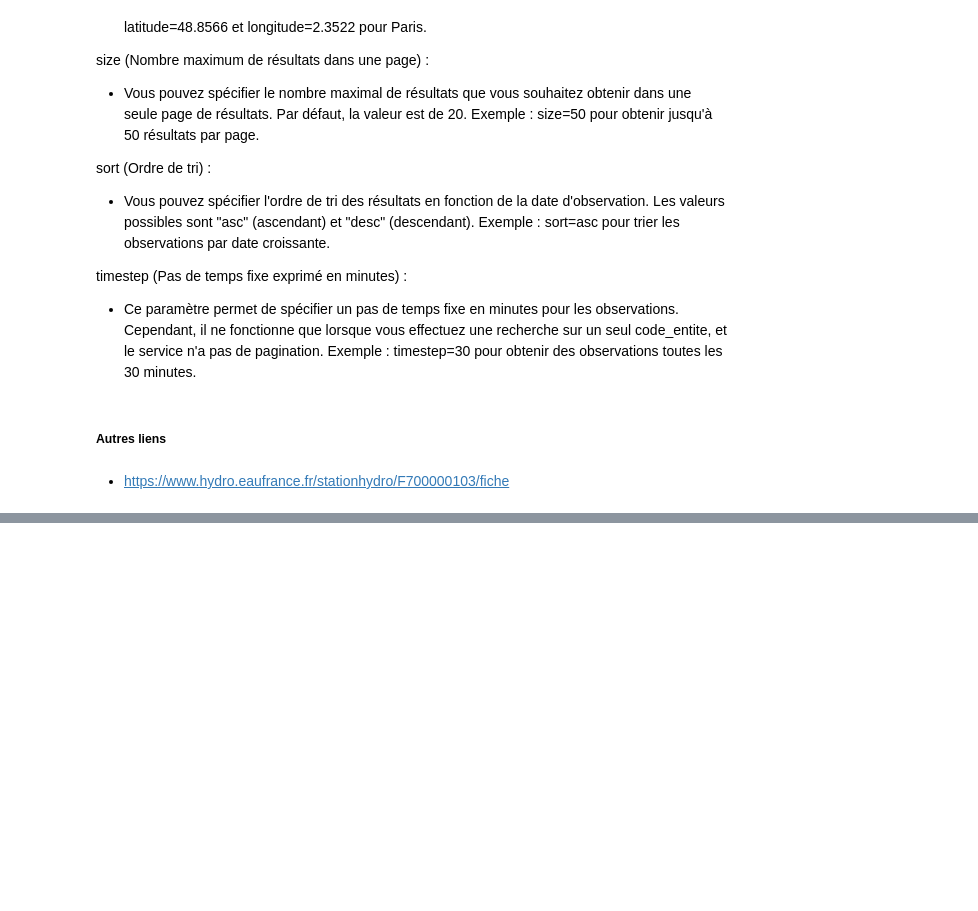
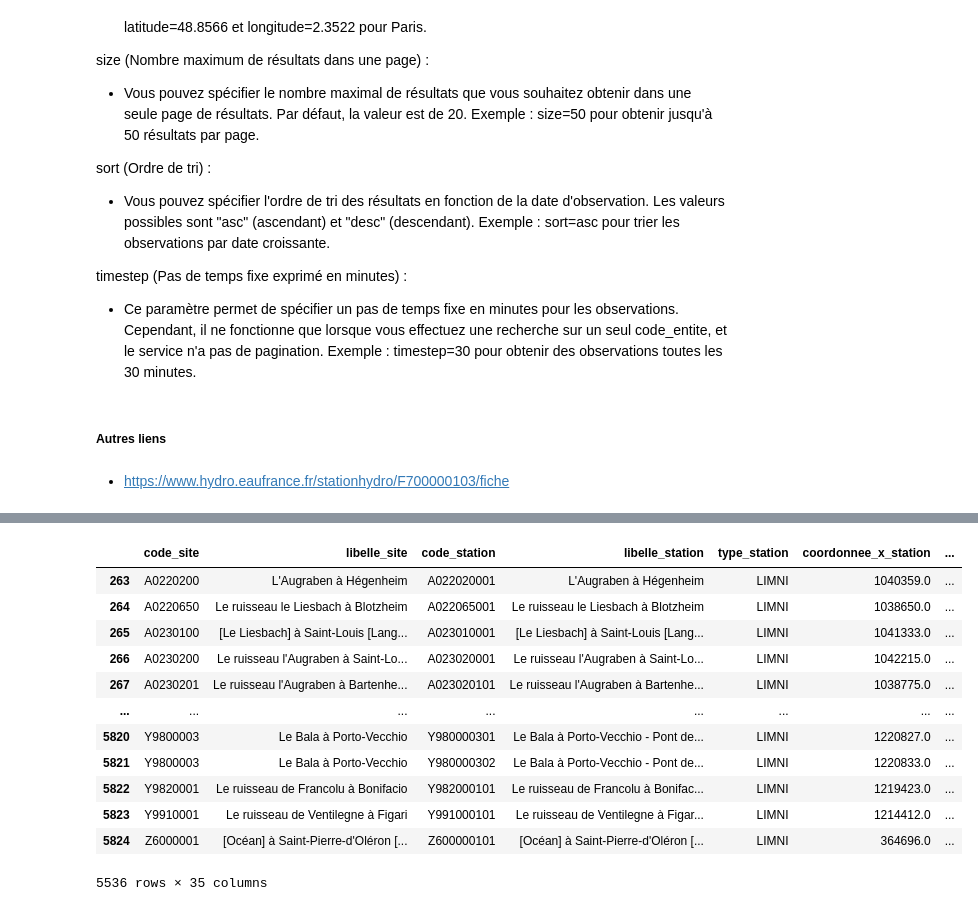
Before and after one commit to AurorePDSA/real-time-flood-alerts, a Jupyter notebook: real-time-flooding-alerts.ipynb, the cells around one changed output, grey strips where cells are left out. Cells and saved outputs as stored; diff of their text form; code cells hidden in the pictures; blank space fills up the shorter version.

```diff
--- a/real-time-flooding-alerts.ipynb
+++ b/real-time-flooding-alerts.ipynb
@@ -135,0 +208,19 @@ Exemple : timestep=30 pour obtenir des observations toutes les 30 minutes.
+# %%
+# We remove every row that is not in metropolitan france
+regions_in_metropolitan_france = ['GRAND EST', 'HAUTS-DE-FRANCE', 'BOURGOGNE-FRANCHE-COMTE', 'ILE-DE-FRANCE', 'CENTRE-VAL DE LOIRE', 'NORMANDIE', 'BRETAGNE', 'PAYS DE LA LOIRE', 'AUVERGNE-RHONE-ALPES', 'OCCITANIE', 'NOUVELLE-AQUITAINE', "PROVENCE-ALPES-COTE D'AZUR", 'CORSE']
+df = df[df["libelle_region"].isin(regions_in_metropolitan_france)]
+df
+# %% [output]
+|  | code_site | libelle_site | code_station | libelle_station | type_station | coordonnee_x_station | ... |
+| 263 | A0220200 | L'Augraben à Hégenheim | A022020001 | L'Augraben à Hégenheim | LIMNI | 1040359.0 | ... |
+| 264 | A0220650 | Le ruisseau le Liesbach à Blotzheim | A022065001 | Le ruisseau le Liesbach à Blotzheim | LIMNI | 1038650.0 | ... |
+| 265 | A0230100 | [Le Liesbach] à Saint-Louis [Lang... | A023010001 | [Le Liesbach] à Saint-Louis [Lang... | LIMNI | 1041333.0 | ... |
+| 266 | A0230200 | Le ruisseau l'Augraben à Saint-Lo... | A023020001 | Le ruisseau l'Augraben à Saint-Lo... | LIMNI | 1042215.0 | ... |
+| 267 | A0230201 | Le ruisseau l'Augraben à Bartenhe... | A023020101 | Le ruisseau l'Augraben à Bartenhe... | LIMNI | 1038775.0 | ... |
+| ... | ... | ... | ... | ... | ... | ... | ... |
+| 5820 | Y9800003 | Le Bala à Porto-Vecchio | Y980000301 | Le Bala à Porto-Vecchio - Pont de... | LIMNI | 1220827.0 | ... |
+| 5821 | Y9800003 | Le Bala à Porto-Vecchio | Y980000302 | Le Bala à Porto-Vecchio - Pont de... | LIMNI | 1220833.0 | ... |
+| 5822 | Y9820001 | Le ruisseau de Francolu à Bonifacio | Y982000101 | Le ruisseau de Francolu à Bonifac... | LIMNI | 1219423.0 | ... |
+| 5823 | Y9910001 | Le ruisseau de Ventilegne à Figari | Y991000101 | Le ruisseau de Ventilegne à Figar... | LIMNI | 1214412.0 | ... |
+| 5824 | Z6000001 | [Océan] à Saint-Pierre-d'Oléron [... | Z600000101 | [Océan] à Saint-Pierre-d'Oléron [... | LIMNI | 364696.0 | ... |
+5536 rows × 35 columns
```
Also changed, not shown: parts of 16 cells of this notebook.
